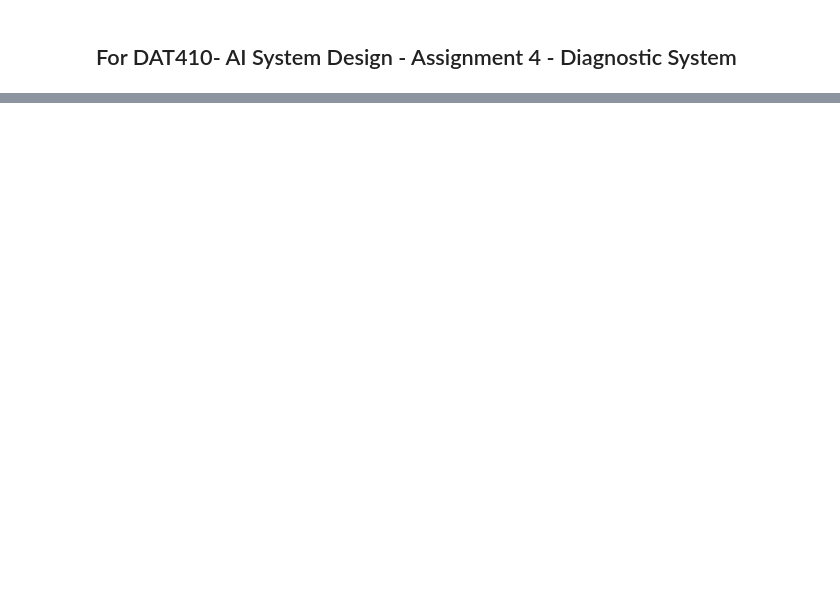
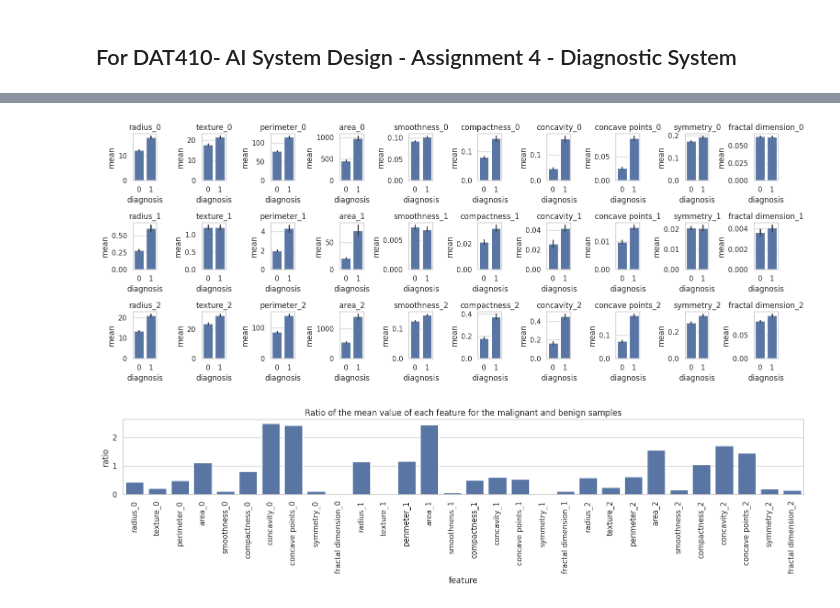
Before and after one commit to CXianRen/DAT410, a Jupyter notebook: Assignment/A4/main.ipynb, the cells around one changed output, grey strips where cells are left out. Saved outputs shown, nothing was run; the diff lists cells and outputs as text; code cells hidden in the pictures; blank space fills up the shorter version.

```diff
--- a/Assignment/A4/main.ipynb
+++ b/Assignment/A4/main.ipynb
@@ -22,0 +36,31 @@ df.T[0]
+# %%
+
+# calculate the mean value of each feature for the malignant and benign samples
+malignant_mean = df[df['malignant'] == 1][features].mean()
+benign_mean = df[df['malignant'] == 0][features].mean()
+
+# plot the mean with bar chart, one subplot for one feature
+import seaborn as sns
+fig, axes = plt.subplots(3, 10, figsize=(15, 6))
+for i, feature in enumerate(features):
+    ax = axes[int(i / 10), i % 10]
+    sns.barplot(x='malignant', y=feature, data=df, ax=ax)
+    ax.set_title(feature)
+    ax.set_ylabel('mean')
+    ax.set_xlabel('diagnosis')
+plt.tight_layout()
+plt.show()
+
+ratio = abs(malignant_mean - benign_mean) / benign_mean
+# plot the ratio of the mean value of each feature for the malignant and benign samples
+fig, ax = plt.subplots(figsize=(15, 4))
+sns.barplot(x=ratio.index, y=ratio.values, ax=ax)
+ax.set_title('Ratio of the mean value of each feature for the malignant and benign samples')
+ax.set_ylabel('ratio')
+ax.set_xlabel('feature')
+plt.xticks(rotation=90)
+plt.tight_layout()
+plt.show()
+# %% [output]
+[figure, added]
+[figure, added]
```
Also changed, not shown: parts of 3 cells of this notebook.
